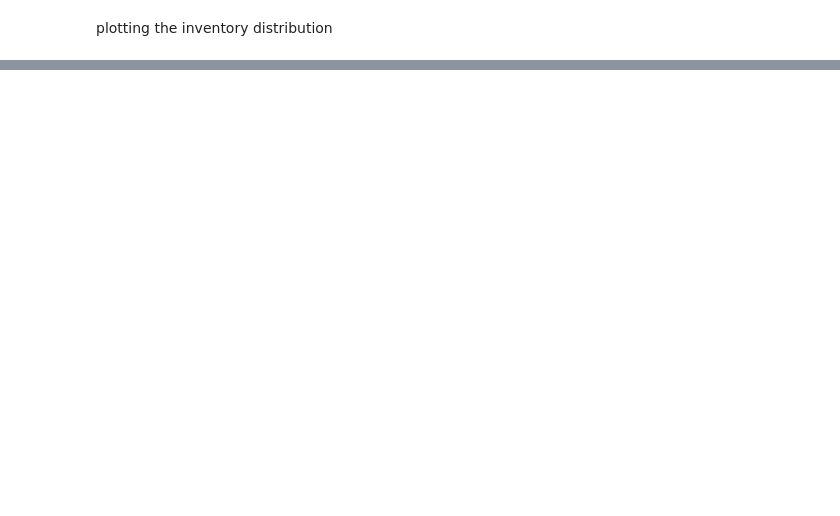
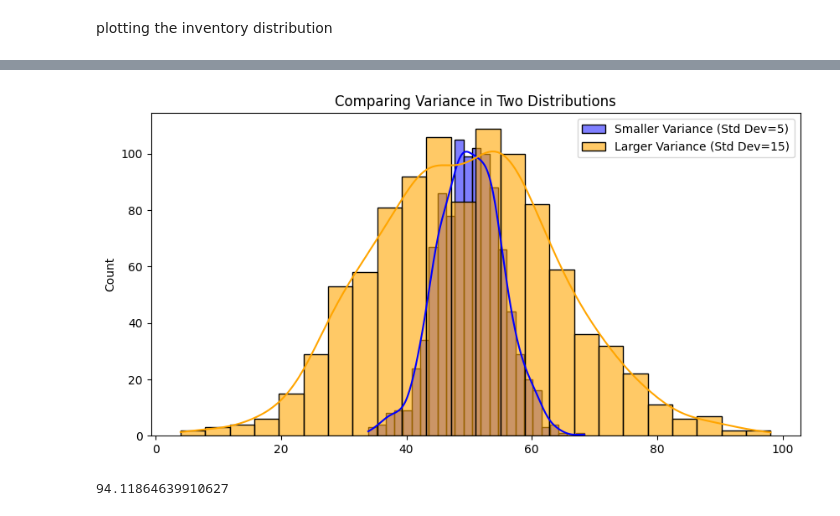
Before and after one commit to shubhambagalsrb/Complete-Python-3-Bootcamp, a Jupyter notebook: Monte_carlo_simulation.ipynb, the cells around one changed output, grey strips where cells are left out. Cells and saved outputs as stored; diff of their text form; code cells hidden in the pictures; blank space fills up the shorter version.

```diff
--- a/Monte_carlo_simulation.ipynb
+++ b/Monte_carlo_simulation.ipynb
@@ -62,0 +128,16 @@ plt.show()
+# %%
+data1 = np.random.normal(50, 5, 1000)  # Smaller variance
+data2 = np.random.normal(50, 15, 1000)  # Larger variance
+
+plt.figure(figsize=(10, 5))
+sns.histplot(data1, color='blue', kde=True, label='Smaller Variance (Std Dev=5)')
+sns.histplot(data2, color='orange', kde=True, label='Larger Variance (Std Dev=15)', alpha=0.6)
+plt.title('Comparing Variance in Two Distributions')
+plt.legend()
+plt.show()
+# %% [output]
+[figure, added]
+# %%
+std_inventory/0.05
+# %% [output]
+94.11864639910627
```
Also changed, not shown: parts of 13 cells of this notebook.
